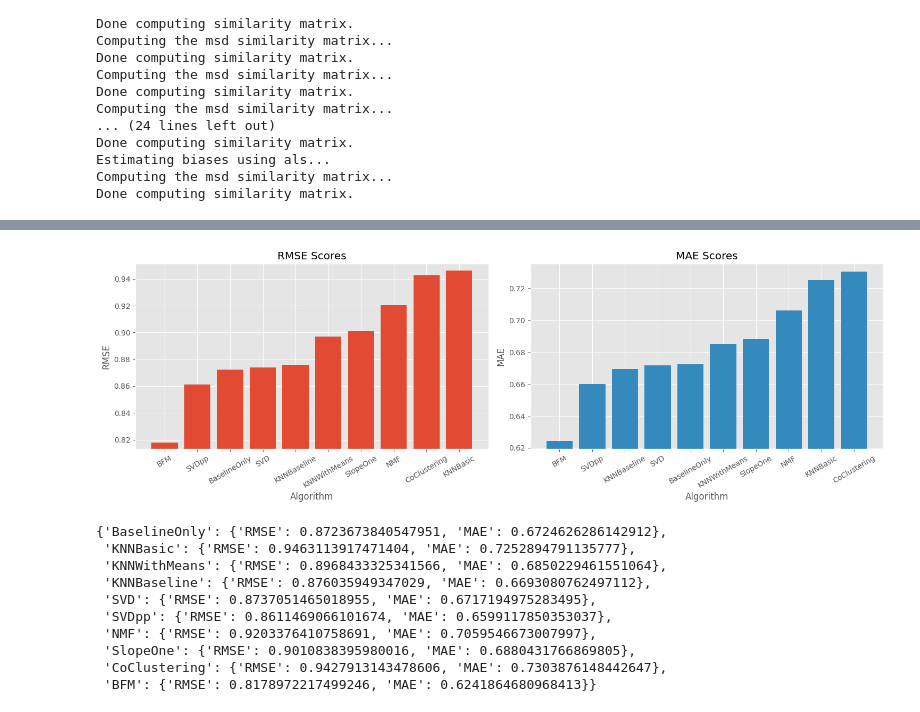
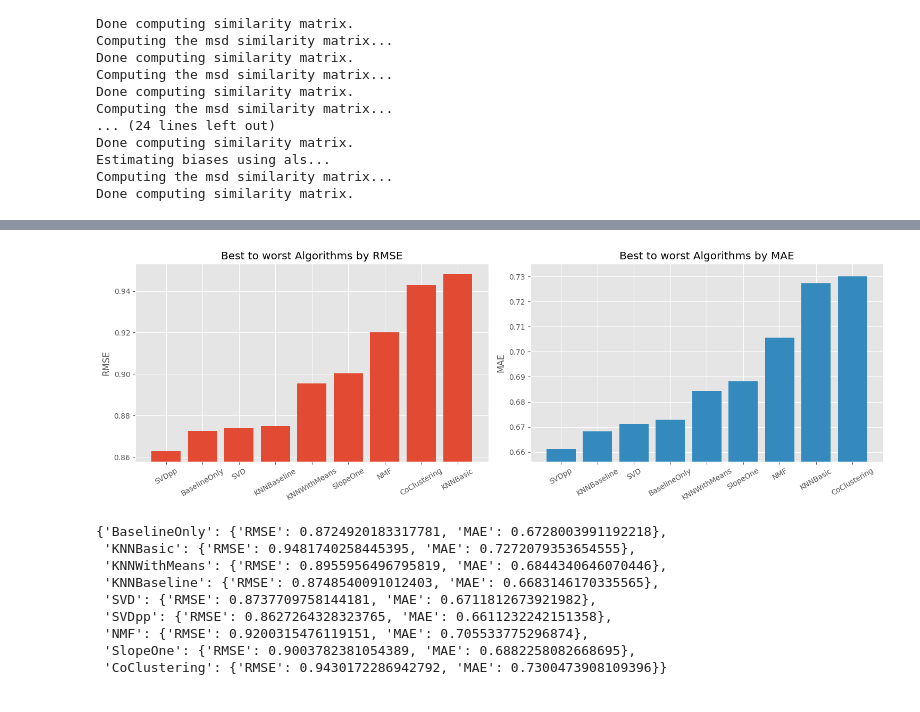
Before and after one commit to NamLe0609/recsys-movielens, a Jupyter notebook: new-movielens-100k.ipynb, the cells around one changed output, grey strips where cells are left out. Drawn from its saved outputs; the diff is of its cells as text; code cells hidden in the pictures.

Commit message:
Add best RS1 model

```diff
--- a/new-movielens-100k.ipynb
+++ b/new-movielens-100k.ipynb
@@ -150,13 +189,9 @@ df_link
 # %% [markdown]
 ## Pure Collaborative Filtering (No extra metadata)
 # %%
-from surprise import BaselineOnly, KNNBasic, KNNWithMeans, KNNBaseline, SVD, SVDpp, NMF, SlopeOne, CoClustering
-from surprise.model_selection import cross_validate
-from surprise import Dataset, Reader
-
 # Load movielens-100k dataset
 reader = Reader()
-data = Dataset.load_from_df(df_rating[['userId', 'movieId', 'rating']], reader)
+data = Dataset.load_from_df(df_rating[["userId", "movieId", "rating"]], reader)
 
 # List of algorithms to test
 algorithms = [
@@ -168,12 +203,19 @@ algorithms = [
     SVDpp(),
     NMF(),
     SlopeOne(),
-    CoClustering()
+    CoClustering(),
 ]
 
 algo_names = [
-    "BaselineOnly", "KNNBasic", "KNNWithMeans", "KNNBaseline",
-    "SVD", "SVDpp", "NMF", "SlopeOne", "CoClustering"
+    "BaselineOnly",
+    "KNNBasic",
+    "KNNWithMeans",
+    "KNNBaseline",
+    "SVD",
+    "SVDpp",
+    "NMF",
+    "SlopeOne",
+    "CoClustering",
 ]
 
 # Dictionary to store results
@@ -181,10 +223,12 @@ results = {}
 
 # Run cross-validation for each algorithm
 for algo, name in zip(algorithms, algo_names):
-    cv_results = cross_validate(algo, data, measures=['RMSE', 'MAE'], cv=5, verbose=False)
+    cv_results = cross_validate(
+        algo, data, measures=["rmse", "mae"], cv=5, verbose=False
+    )
     results[name] = {
         "RMSE": np.mean(cv_results["test_rmse"]),
-        "MAE": np.mean(cv_results["test_mae"])
+        "MAE": np.mean(cv_results["test_mae"]),
     }
 # %% [output]
 Estimating biases using als...
@@ -277,7 +251,14 @@ rmse=0.8178972217499246, mae=0.6241864680968413
 # %%
 algo_names = [
-    "BaselineOnly", "KNNBasic", "KNNWithMeans", "KNNBaseline",
-    "SVD", "SVDpp", "NMF", "SlopeOne", "CoClustering", "BFM"
+    "BaselineOnly",
+    "KNNBasic",
+    "KNNWithMeans",
+    "KNNBaseline",
+    "SVD",
+    "SVDpp",
+    "NMF",
+    "SlopeOne",
+    "CoClustering",
 ]
 rmse_scores = np.array([results[name]["RMSE"] for name in algo_names])
 mae_scores = np.array([results[name]["MAE"] for name in algo_names])
@@ -285,51 +266,48 @@ mae_scores = np.array([results[name]["MAE"] for name in algo_names])
 # Order algorithms independently
 order_rmse = np.argsort(rmse_scores)
 order_mae = np.argsort(mae_scores)
-
 # Create ordered lists for each metric
 algo_names_rmse = [algo_names[i] for i in order_rmse]
 algo_names_mae = [algo_names[i] for i in order_mae]
 
 rmse_ordered = rmse_scores[order_rmse]
 mae_ordered = mae_scores[order_mae]
 
 # Create x-axis indices
 x_rmse = np.arange(len(algo_names_rmse))
 x_mae = np.arange(len(algo_names_mae))
 
 # Create two subplots side by side
 fig, (ax1, ax2) = plt.subplots(1, 2, figsize=(15, 5))
 
 # Plot RMSE on the left, ordered by RMSE
 ax1.bar(x_rmse, rmse_ordered, color="C0")
-ax1.set_title("RMSE Scores")
-ax1.set_xlabel("Algorithm")
+ax1.set_title("Best to worst Algorithms by RMSE")
 ax1.set_ylabel("RMSE")
 ax1.set_xticks(x_rmse)
 ax1.set_xticklabels(algo_names_rmse, rotation=30)
 ax1.set_ylim(rmse_ordered.min() - 0.005, rmse_ordered.max() + 0.005)
 
 # Plot MAE on the right, ordered by MAE
 ax2.bar(x_mae, mae_ordered, color="C1")
-ax2.set_title("MAE Scores")
-ax2.set_xlabel("Algorithm")
+ax2.set_title("Best to worst Algorithms by MAE")
 ax2.set_ylabel("MAE")
 ax2.set_xticks(x_mae)
 ax2.set_xticklabels(algo_names_mae, rotation=30)
 ax2.set_ylim(mae_ordered.min() - 0.005, mae_ordered.max() + 0.005)
 
 plt.tight_layout()
+plt.savefig(f"{image_path}surpise_algo_comparison.png", dpi=300)
 plt.show()
 results
 # %% [output]
-[figure, old version]
+[figure, new version]
-{'BaselineOnly': {'RMSE': 0.8723673840547951, 'MAE': 0.6724626286142912},
- 'KNNBasic': {'RMSE': 0.9463113917471404, 'MAE': 0.7252894791135777},
- 'KNNWithMeans': {'RMSE': 0.8968433325341566, 'MAE': 0.6850229461551064},
- 'KNNBaseline': {'RMSE': 0.876035949347029, 'MAE': 0.6693080762497112},
- 'SVD': {'RMSE': 0.8737051465018955, 'MAE': 0.6717194975283495},
- 'SVDpp': {'RMSE': 0.8611469066101674, 'MAE': 0.6599117850353037},
- 'NMF': {'RMSE': 0.9203376410758691, 'MAE': 0.7059546673007997},
- 'SlopeOne': {'RMSE': 0.9010838395980016, 'MAE': 0.6880431766869805},
- 'CoClustering': {'RMSE': 0.9427913143478606, 'MAE': 0.7303876148442647},
- 'BFM': {'RMSE': 0.8178972217499246, 'MAE': 0.6241864680968413}}
+{'BaselineOnly': {'RMSE': 0.8724920183317781, 'MAE': 0.6728003991192218},
+ 'KNNBasic': {'RMSE': 0.9481740258445395, 'MAE': 0.7272079353654555},
+ 'KNNWithMeans': {'RMSE': 0.8955956496795819, 'MAE': 0.6844340646070446},
+ 'KNNBaseline': {'RMSE': 0.8748540091012403, 'MAE': 0.6683146170335565},
+ 'SVD': {'RMSE': 0.8737709758144181, 'MAE': 0.6711812673921982},
+ 'SVDpp': {'RMSE': 0.8627264328323765, 'MAE': 0.6611232242151358},
+ 'NMF': {'RMSE': 0.9200315476119151, 'MAE': 0.705533775296874},
+ 'SlopeOne': {'RMSE': 0.9003782381054389, 'MAE': 0.6882258082668695},
+ 'CoClustering': {'RMSE': 0.9430172286942792, 'MAE': 0.7300473908109396}}
```
Also changed, not shown: parts of 14 cells of this notebook, 5 other files.
